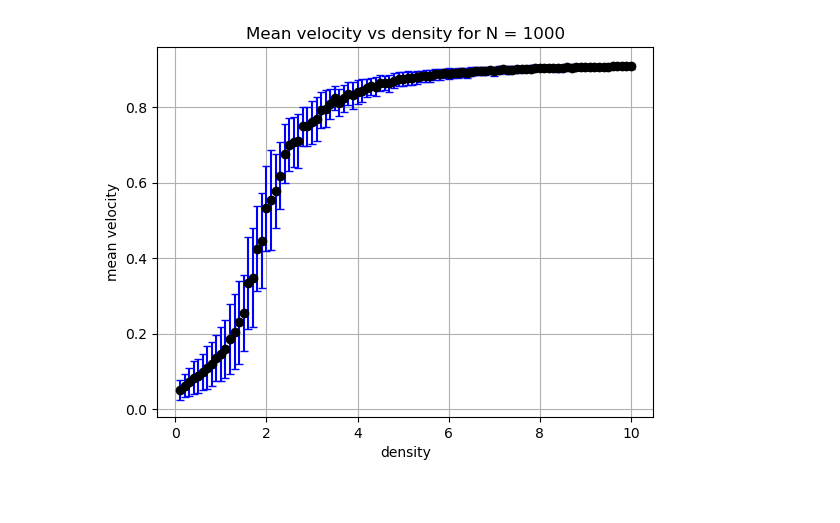
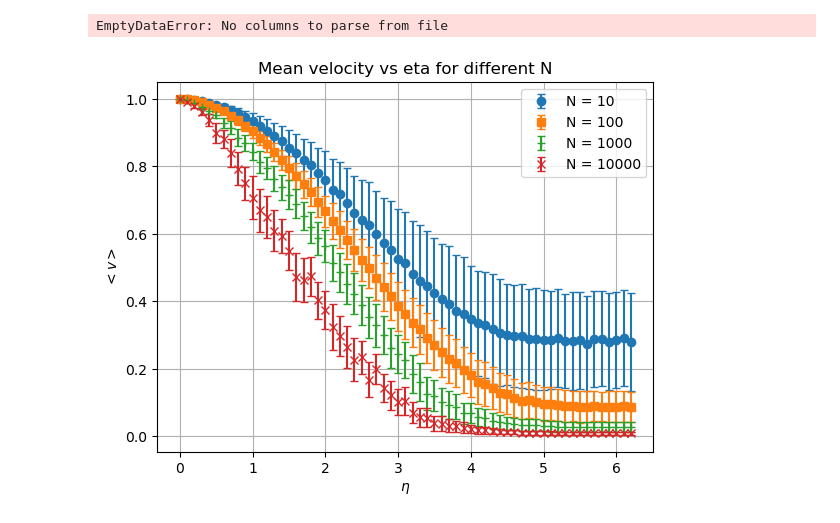
Before and after one commit to YannickHradetzky/Simulation, a Jupyter notebook: vicsek.ipynb, the cells around one changed output. Drawn from its saved outputs; the diff is of its cells as text; code cells hidden in the pictures.

```diff
--- a/vicsek.ipynb
+++ b/vicsek.ipynb
@@ -44,5 +44,5 @@ plt.show()
 # %%
-filenames = glob.glob("out/vicsek/1000/Density*txt")
+filenames = glob.glob("out/vicsek/10000/Density*txt")
 filenames.sort(key = lambda x: float(x.split("/")[3].split("_")[1].split(".txt")[0]))
 N = filenames[0].split("/")[2]
 
@@ -77,5 +77,52 @@ plt.ylabel("mean velocity")
 plt.grid()
 plt.show()
 # %% [output]
-[figure, removed]
+EmptyDataError: No columns to parse from file
+# %%
+N10 = glob.glob("out/vicsek/10/Noise*txt")
+N10.sort(key = lambda x: float(x.split("/")[3].split("_")[1].split(".txt")[0]))
+N100 = glob.glob("out/vicsek/100/Noise*txt")
+N100.sort(key = lambda x: float(x.split("/")[3].split("_")[1].split(".txt")[0]))
+N1000 = glob.glob("out/vicsek/1000/Noise*txt")
+N1000.sort(key = lambda x: float(x.split("/")[3].split("_")[1].split(".txt")[0]))
+N10000 = glob.glob("out/vicsek/10000/Noise*txt")
+N10000.sort(key = lambda x: float(x.split("/")[3].split("_")[1].split(".txt")[0]))
+
+data = [N10, N100, N1000, N10000]
+symbols = ["o", "s", "+", "x"]
+plt.figure()
+
+
+for i in range(len(data)):
+    means = []
+    stds = []
+    etas = []
+    for filename in data[i]:
+        df = pd.read_csv(filename, sep=" ", header=None)
+        # for each row in the df, calculate the mean and std of the velocities
+        sum_mean = 0
+        sum_std = 0
+        count = 0
+        for (_, row) in df.iterrows():
+            count += 1
+            sum_mean += np.mean(row)
+            sum_std += np.std(row)
+
+        Mean = sum_mean / count
+        Std = sum_std / count
+        means.append(Mean)
+        stds.append(Std)
+        eta = filename.split("/")[3].split(".txt")[0].split("_")[1]
+        eta = eta.split(".txt")[0]
+        etas.append(float(eta))
+    plt.errorbar(etas, means, yerr=stds, fmt=symbols[i], capsize=3, label = "N = " + str(10**(i+1)))
+
+plt.title("Mean velocity vs eta for different N")
+plt.xlabel("$\eta$")
+plt.ylabel("$<v>$")
+plt.grid()
+plt.legend()
+plt.show()
+# %% [output]
+[figure, added]
 # %%
```
Also changed, not shown: parts of 4 cells of this notebook, 5 other files.
